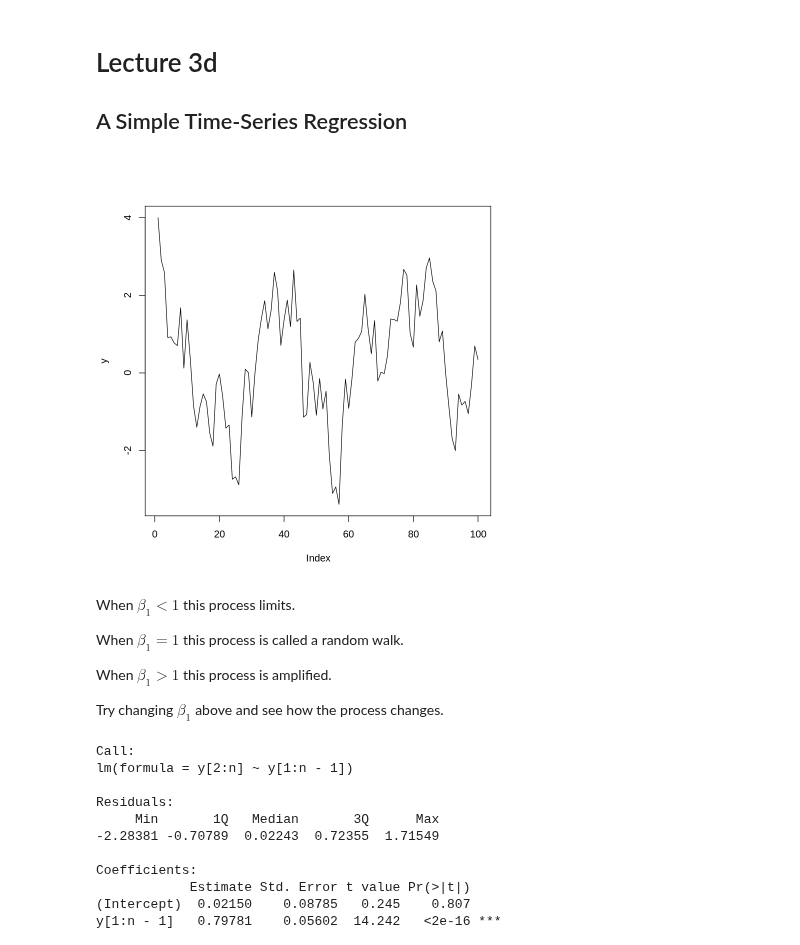
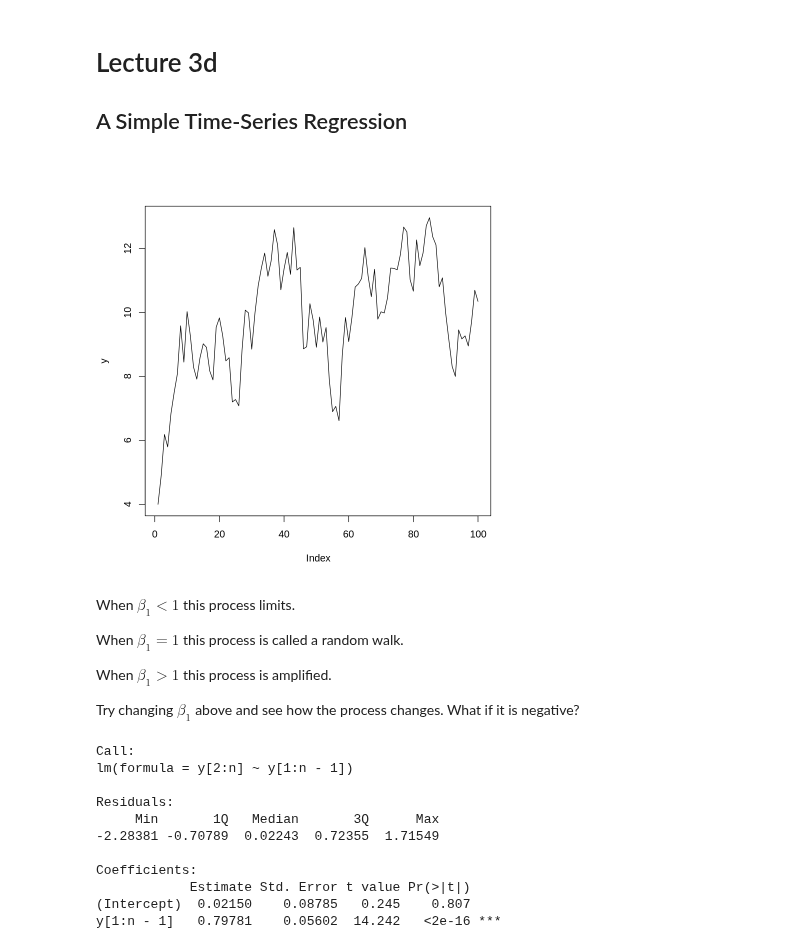
Before and after one commit to ummd/ummd.github.io, a Jupyter notebook: Teaching/Lecture3/Lecture3d.ipynb, the cells around one changed output. Cells and saved outputs as stored; diff of their text form; code cells hidden in the pictures.

```diff
--- a/Teaching/Lecture3/Lecture3d.ipynb
+++ b/Teaching/Lecture3/Lecture3d.ipynb
@@ -5,23 +5,23 @@
 # %%
 set.seed(3) #set random seed so that the simulation is reproducible
 
 n <- 100 #number of observations in sample
 
-b0 <- 0
+b0 <- 2
 b1 <- .8
 
-e <- rnorm(n) #draw sample of errors
+e <- rnorm(n,0,1) #draw sample of errors
 
 y<-rep(4, n) #initialize y-vector, in particular y[1] is 6
 
 
 for (t in 2:n){
     y[t] <- b0+ b1*y[t-1]+ e[t]  #generate the time-series
 }
 
 plot(y,type="l")
 # %% [output]
-[figure, old version]
+[figure, new version]
 # %% [markdown]
 When $\beta_1<1$ this process limits.
 
@@ -29,7 +29,7 @@ When $\beta_1=1$ this process is called a random walk.
 
 When $\beta_1>1$ this process is amplified.
 
-Try changing $\beta_1$ above and see how the process changes.
+Try changing $\beta_1$ above and see how the process changes. What if it is negative?
 # %%
 #Estimate the model with a Lagged Dependent Variable
 lm.fit=lm(y[2:n]~y[1:n-1]) #fit the linear model
```
